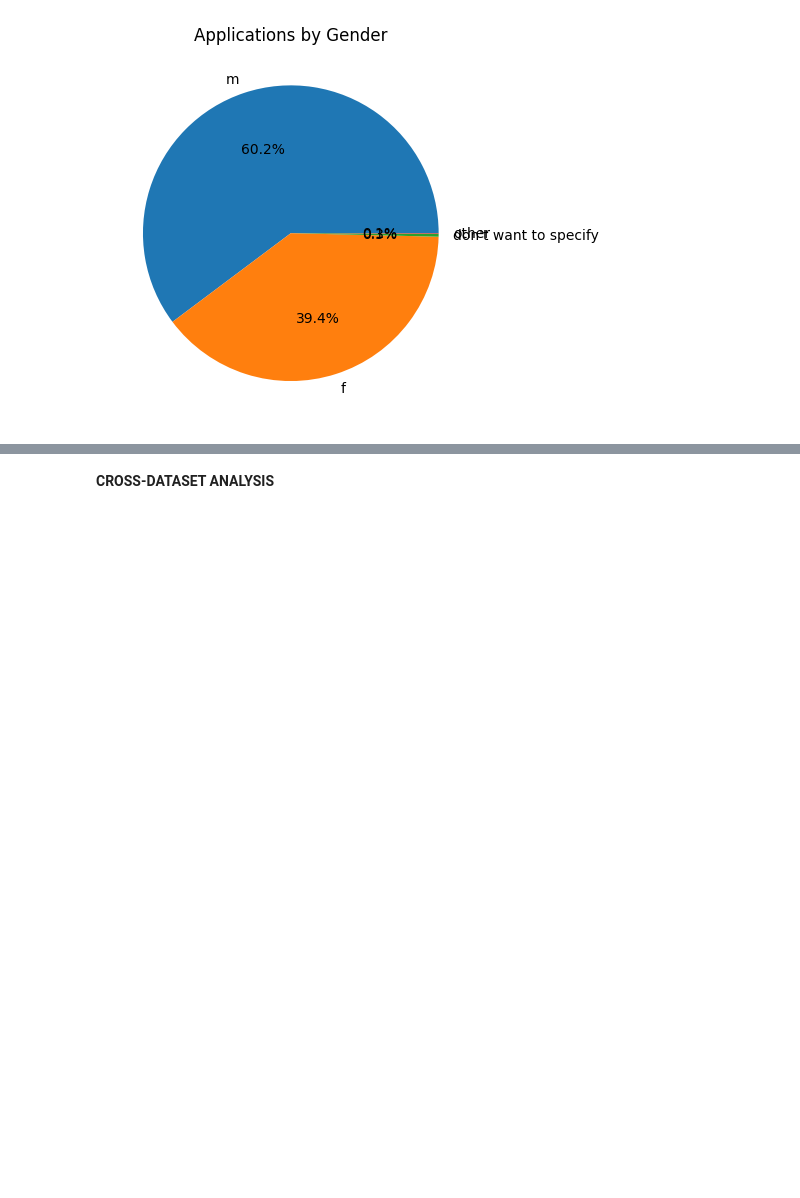
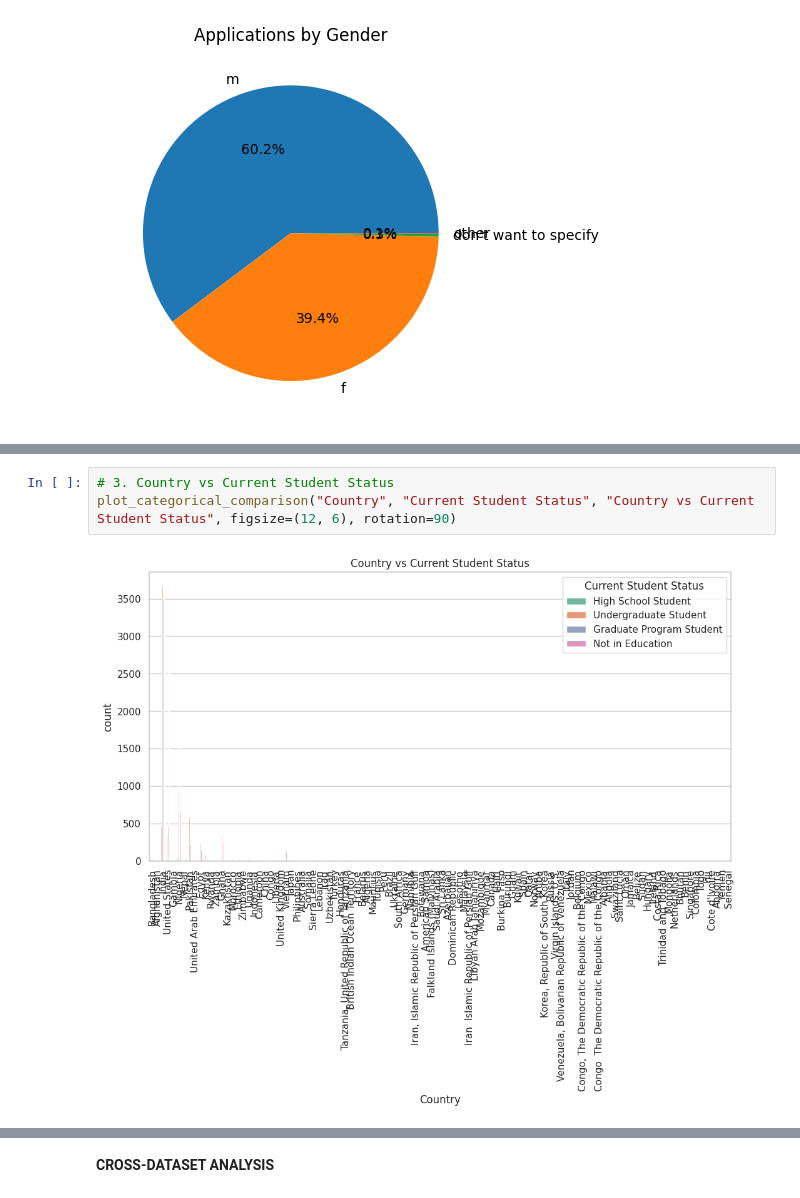
Before and after one commit to srijapamu25/Project-2, a Jupyter notebook: Data_Preprocessing_&_trend_analysis(Opportunity_data).ipynb, the cells around one changed output, grey strips where cells are left out. Drawn from its saved outputs; the diff is of its cells as text; blank space fills up the shorter version.

```diff
--- a/Data_Preprocessing_&_trend_analysis(Opportunity_data).ipynb
+++ b/Data_Preprocessing_&_trend_analysis(Opportunity_data).ipynb
@@ -253,0 +281,5 @@ plt.show()
+# %%
+# 3. Country vs Current Student Status
+plot_categorical_comparison("Country", "Current Student Status", "Country vs Current Student Status", figsize=(12, 6), rotation=90)
+# %% [output]
+[figure, added]
```
Also changed, not shown: parts of 13 cells of this notebook.
